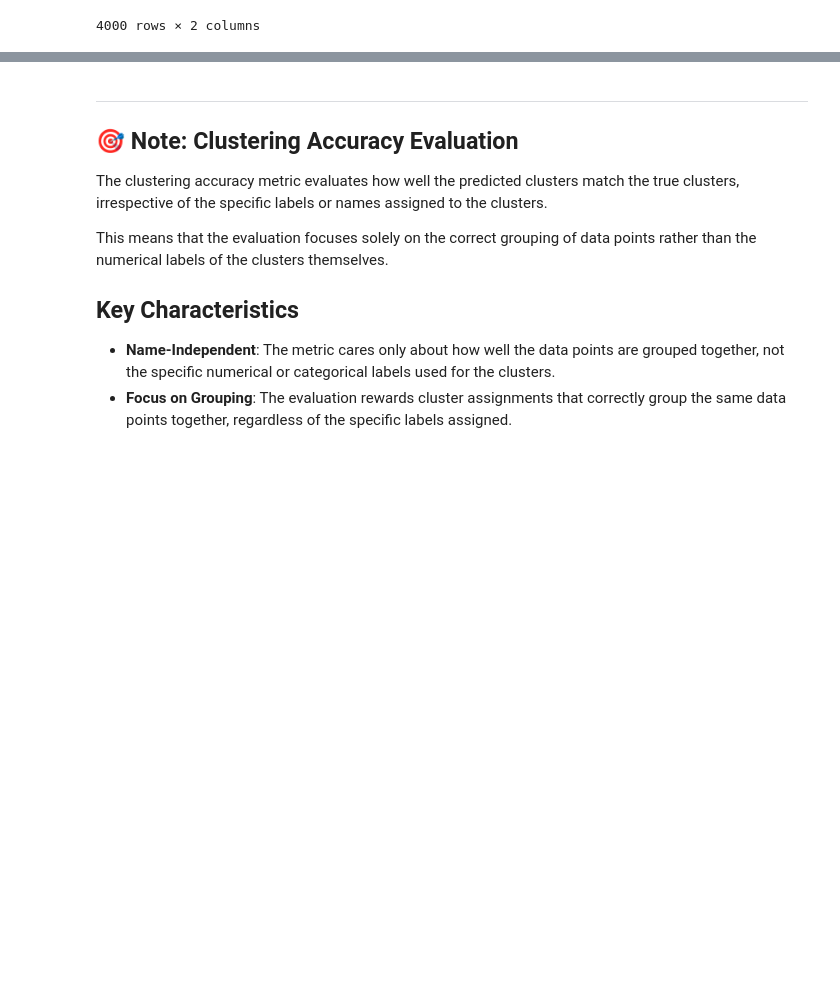
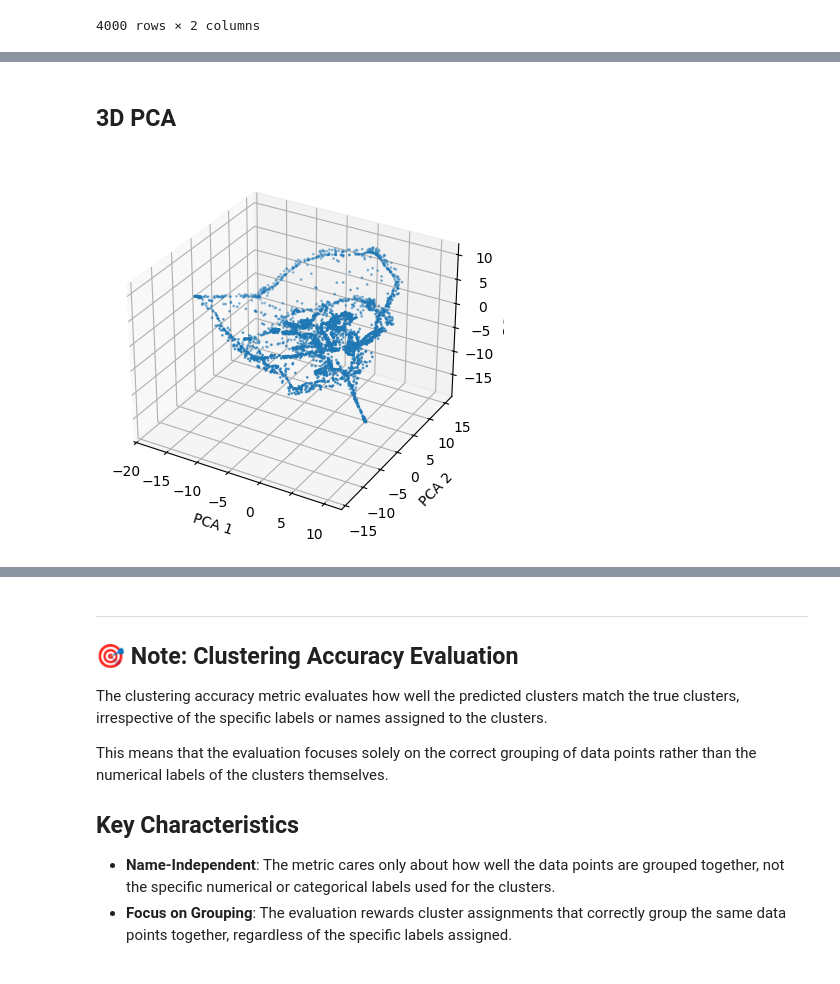
Before and after one commit to aOlsvik/tdt4172-intro-ml, a Jupyter notebook: Assignment2/Chapter_2.ipynb, the cells around one changed output, grey strips where cells are left out. Drawn from its saved outputs; the diff is of its cells as text; code cells hidden in the pictures; blank space fills up the shorter version.

```diff
--- a/Assignment2/Chapter_2.ipynb
+++ b/Assignment2/Chapter_2.ipynb
@@ -367,0 +384,19 @@ sample_submission
+# %% [markdown]
+## 3D PCA
+# %%
+from mpl_toolkits.mplot3d import Axes3D
+
+pca = PCA(n_components=3)
+X = data.drop(columns='ID').values
+X_3d = pca.fit_transform(X)
+
+fig = plt.figure()
+ax = fig.add_subplot(projection='3d')
+ax.scatter(X_3d[:, 0], X_3d[:, 1], X_3d[:, 2], s=1)
+ax.set_xlabel('PCA 1')
+ax.set_ylabel('PCA 2')
+ax.set_zlabel('PCA 3')
+plt.ion()
+plt.show()
+# %% [output]
+[figure, added]
```
Also changed, not shown: parts of 23 cells of this notebook.
